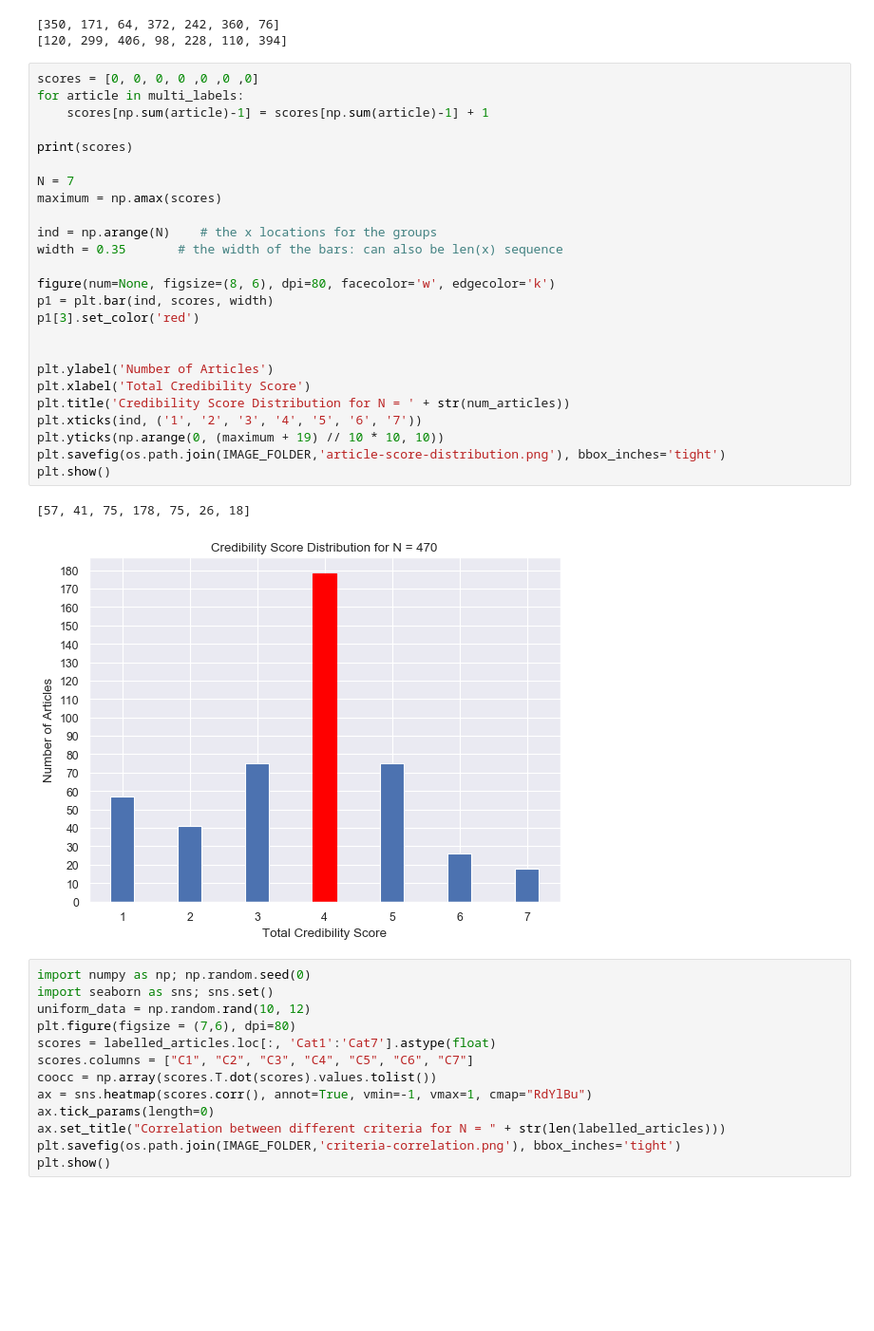
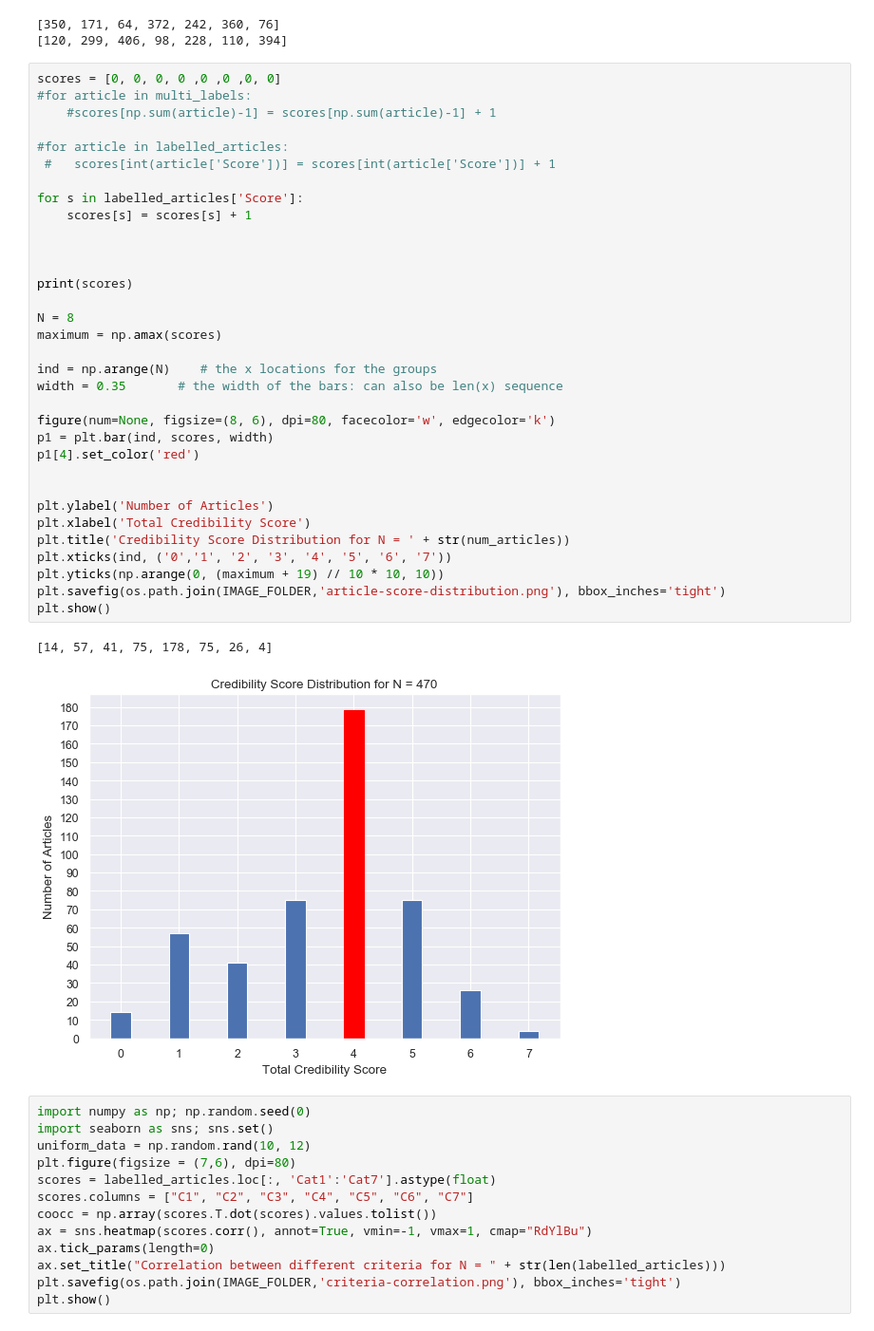
Before and after one commit to DioneJM/Honours-Thesis, a Jupyter notebook: Project/src/notebooks/Dataset-Visualisations.ipynb, the cells around one changed output. Shown at 95% size. Drawn from its saved outputs; the diff is of its cells as text; blank space fills up the shorter version.

Commit message:
Uploading fixed figure

```diff
--- a/Project/src/notebooks/Dataset-Visualisations.ipynb
+++ b/Project/src/notebooks/Dataset-Visualisations.ipynb
@@ -202,33 +202,41 @@ print(not_satisfy_count)
 [350, 171, 64, 372, 242, 360, 76]
 [120, 299, 406, 98, 228, 110, 394]
 # %%
-scores = [0, 0, 0, 0 ,0 ,0 ,0]
-for article in multi_labels:
-    scores[np.sum(article)-1] = scores[np.sum(article)-1] + 1
+scores = [0, 0, 0, 0 ,0 ,0 ,0, 0]
+#for article in multi_labels:
+    #scores[np.sum(article)-1] = scores[np.sum(article)-1] + 1
+
+#for article in labelled_articles:
+ #   scores[int(article['Score'])] = scores[int(article['Score'])] + 1
+
+for s in labelled_articles['Score']:
+    scores[s] = scores[s] + 1
+
+
 
 print(scores)
 
-N = 7
+N = 8
 maximum = np.amax(scores)
 
 ind = np.arange(N)    # the x locations for the groups
 width = 0.35       # the width of the bars: can also be len(x) sequence
 
 figure(num=None, figsize=(8, 6), dpi=80, facecolor='w', edgecolor='k')
 p1 = plt.bar(ind, scores, width)
-p1[3].set_color('red')
+p1[4].set_color('red')
 
 
 plt.ylabel('Number of Articles')
 plt.xlabel('Total Credibility Score')
 plt.title('Credibility Score Distribution for N = ' + str(num_articles))
-plt.xticks(ind, ('1', '2', '3', '4', '5', '6', '7'))
+plt.xticks(ind, ('0','1', '2', '3', '4', '5', '6', '7'))
 plt.yticks(np.arange(0, (maximum + 19) // 10 * 10, 10))
 plt.savefig(os.path.join(IMAGE_FOLDER,'article-score-distribution.png'), bbox_inches='tight')
 plt.show()
 # %% [output]
-[57, 41, 75, 178, 75, 26, 18]
+[14, 57, 41, 75, 178, 75, 26, 4]
-[figure, old version]
+[figure, new version]
 # %%
 import numpy as np; np.random.seed(0)
 import seaborn as sns; sns.set()
```
Also changed, not shown: 2 other files.
